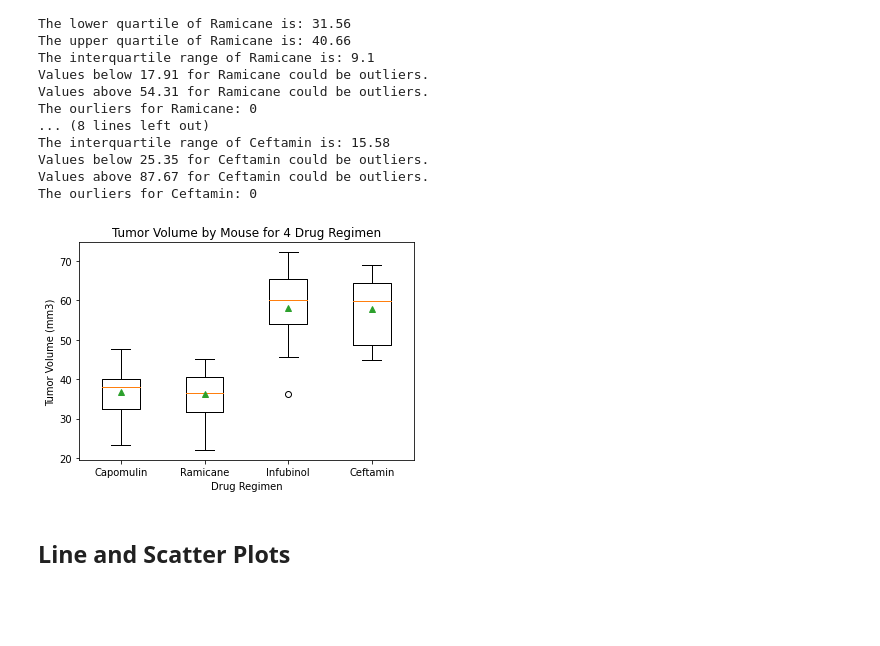
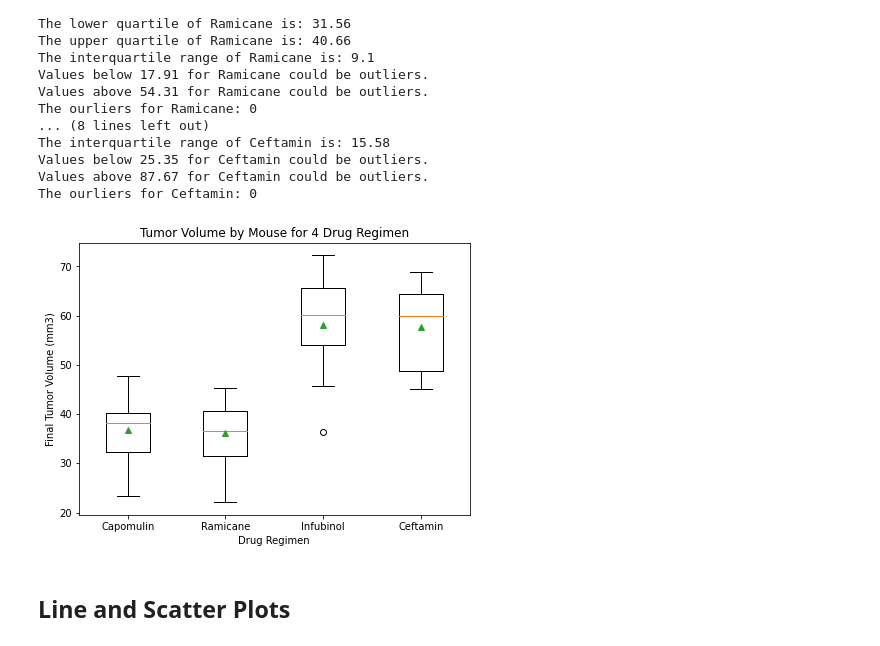
Before and after one commit to tarakp/Data_Analytics, a Jupyter notebook: 05-Matplotlib-Challenge/pymaceuticals_starter.ipynb, the cells around one changed output. Cells and saved outputs as stored; diff of their text form; code cells hidden in the pictures; blank space fills up the shorter version.

```diff
--- a/05-Matplotlib-Challenge/pymaceuticals_starter.ipynb
+++ b/05-Matplotlib-Challenge/pymaceuticals_starter.ipynb
@@ -290,17 +290,17 @@ The ourliers for Ceftamin: 0
 # %%
 ## Generate a box plot of the final tumor volume of each mouse across four regimens of interest
 
 Volume_df
 
-fig1, ax1 = plt.subplots()
+fig1, ax1 = plt.subplots(figsize=(7,5))
 ax1.boxplot(Volume_df, showmeans=True)
 ax1.set_xticklabels(treat_regis)
 ax1.set_title('Tumor Volume by Mouse for 4 Drug Regimen')
-ax1.set_ylabel('Tumor Volume (mm3)')
+ax1.set_ylabel('Final Tumor Volume (mm3)')
 ax1.set_xlabel('Drug Regimen')
 plt.show()
 # %% [output]
-[figure, old version]
+[figure, new version]
 # %% [markdown]
 ## Line and Scatter Plots
 # %%
```
